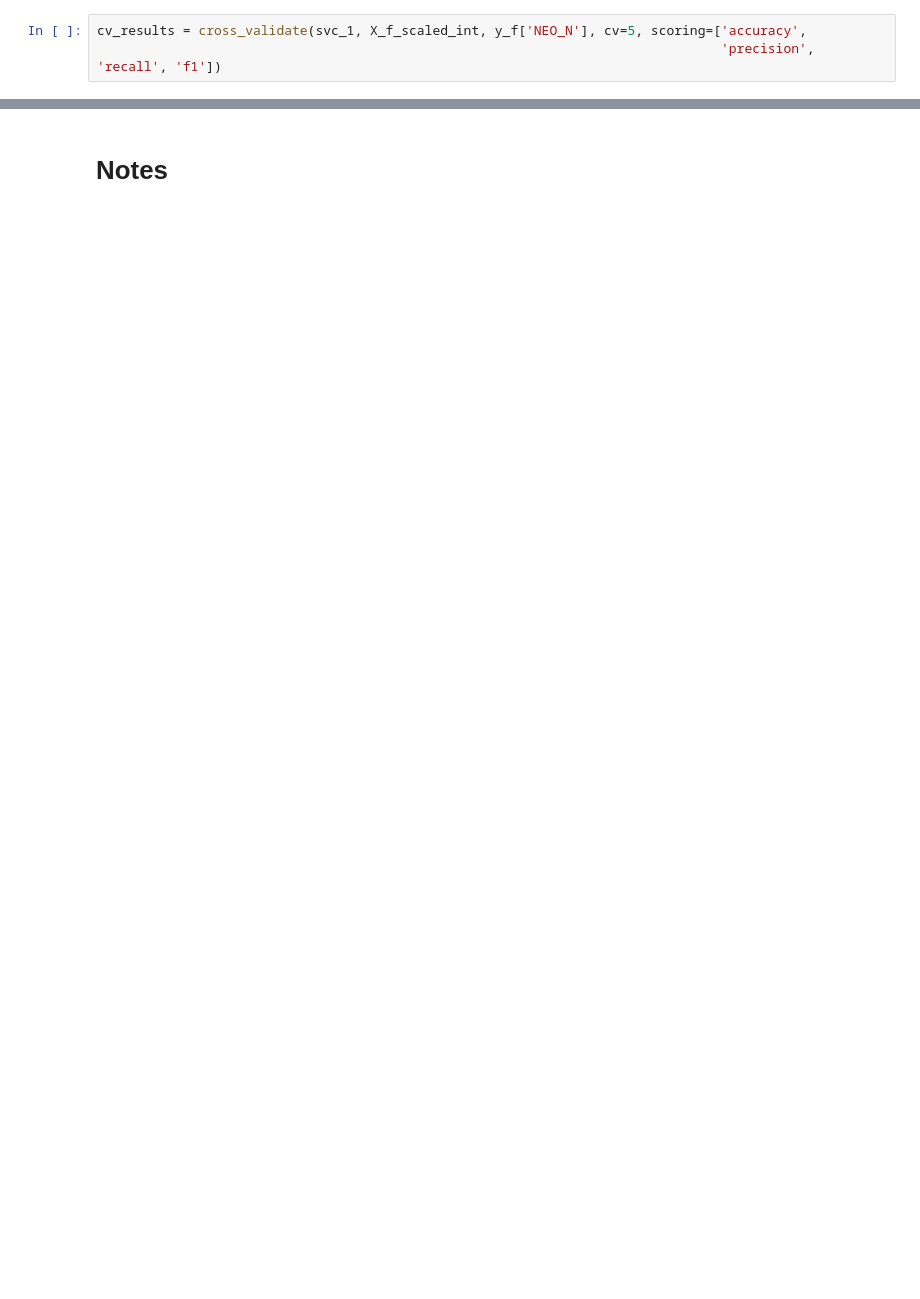
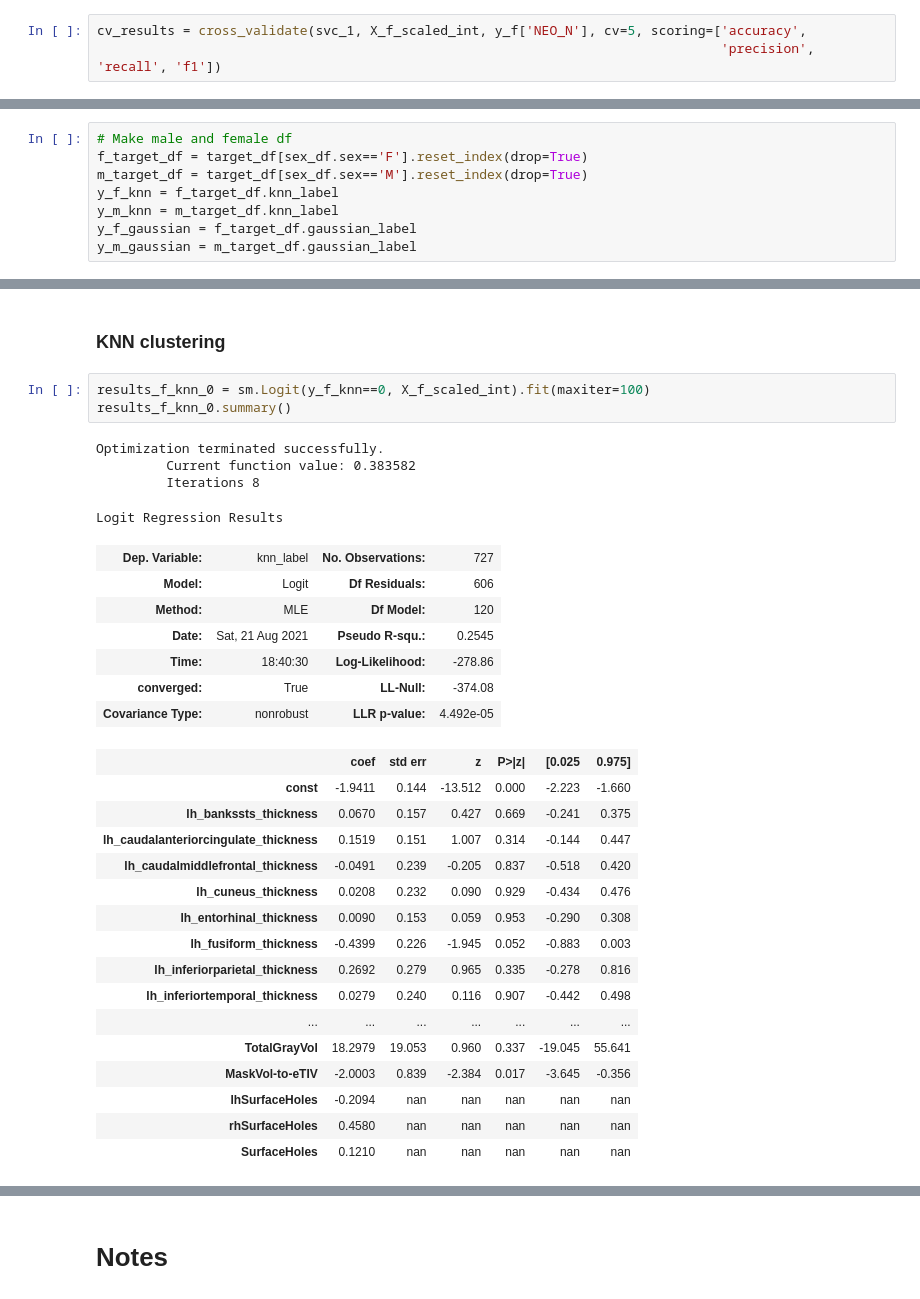
Before and after one commit to lukevano/mri_personality, a Jupyter notebook: notebooks/lv_lewagon_mri.ipynb, the cells around one changed output, grey strips where cells are left out. Saved outputs shown, nothing was run; the diff lists cells and outputs as text; blank space fills up the shorter version.

```diff
--- a/notebooks/lv_lewagon_mri.ipynb
+++ b/notebooks/lv_lewagon_mri.ipynb
@@ -1366,0 +1898,8 @@ cv_results
+# %%
+# Make male and female df
+f_target_df = target_df[sex_df.sex=='F'].reset_index(drop=True)
+m_target_df = target_df[sex_df.sex=='M'].reset_index(drop=True)
+y_f_knn = f_target_df.knn_label
+y_m_knn = m_target_df.knn_label
+y_f_gaussian = f_target_df.gaussian_label
+y_m_gaussian = m_target_df.gaussian_label
@@ -1366,0 +1924,33 @@ cv_results
+# %% [markdown]
+### KNN clustering
+# %%
+results_f_knn_0 = sm.Logit(y_f_knn==0, X_f_scaled_int).fit(maxiter=100)
+results_f_knn_0.summary()
+# %% [output]
+Optimization terminated successfully.
+         Current function value: 0.383582
+         Iterations 8
+Logit Regression Results
+| Dep. Variable: | knn_label | No. Observations: | 727 |
+| Model: | Logit | Df Residuals: | 606 |
+| Method: | MLE | Df Model: | 120 |
+| Date: | Sat, 21 Aug 2021 | Pseudo R-squ.: | 0.2545 |
+| Time: | 18:40:30 | Log-Likelihood: | -278.86 |
+| converged: | True | LL-Null: | -374.08 |
+| Covariance Type: | nonrobust | LLR p-value: | 4.492e-05 |
+|  | coef | std err | z | P>|z| | [0.025 | 0.975] |
+| const | -1.9411 | 0.144 | -13.512 | 0.000 | -2.223 | -1.660 |
+| lh_bankssts_thickness | 0.0670 | 0.157 | 0.427 | 0.669 | -0.241 | 0.375 |
+| lh_caudalanteriorcingulate_thickness | 0.1519 | 0.151 | 1.007 | 0.314 | -0.144 | 0.447 |
+| lh_caudalmiddlefrontal_thickness | -0.0491 | 0.239 | -0.205 | 0.837 | -0.518 | 0.420 |
+| lh_cuneus_thickness | 0.0208 | 0.232 | 0.090 | 0.929 | -0.434 | 0.476 |
+| lh_entorhinal_thickness | 0.0090 | 0.153 | 0.059 | 0.953 | -0.290 | 0.308 |
+| lh_fusiform_thickness | -0.4399 | 0.226 | -1.945 | 0.052 | -0.883 | 0.003 |
+| lh_inferiorparietal_thickness | 0.2692 | 0.279 | 0.965 | 0.335 | -0.278 | 0.816 |
+| lh_inferiortemporal_thickness | 0.0279 | 0.240 | 0.116 | 0.907 | -0.442 | 0.498 |
+| ... | ... | ... | ... | ... | ... | ... |
+| TotalGrayVol | 18.2979 | 19.053 | 0.960 | 0.337 | -19.045 | 55.641 |
+| MaskVol-to-eTIV | -2.0003 | 0.839 | -2.384 | 0.017 | -3.645 | -0.356 |
+| lhSurfaceHoles | -0.2094 | nan | nan | nan | nan | nan |
+| rhSurfaceHoles | 0.4580 | nan | nan | nan | nan | nan |
+| SurfaceHoles | 0.1210 | nan | nan | nan | nan | nan |
```
Also changed, not shown: parts of 86 cells of this notebook.
